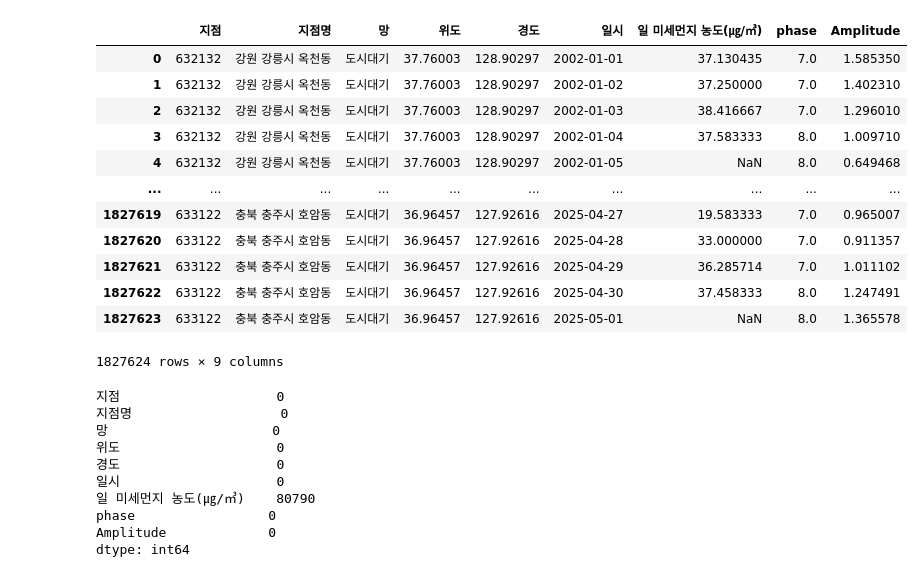
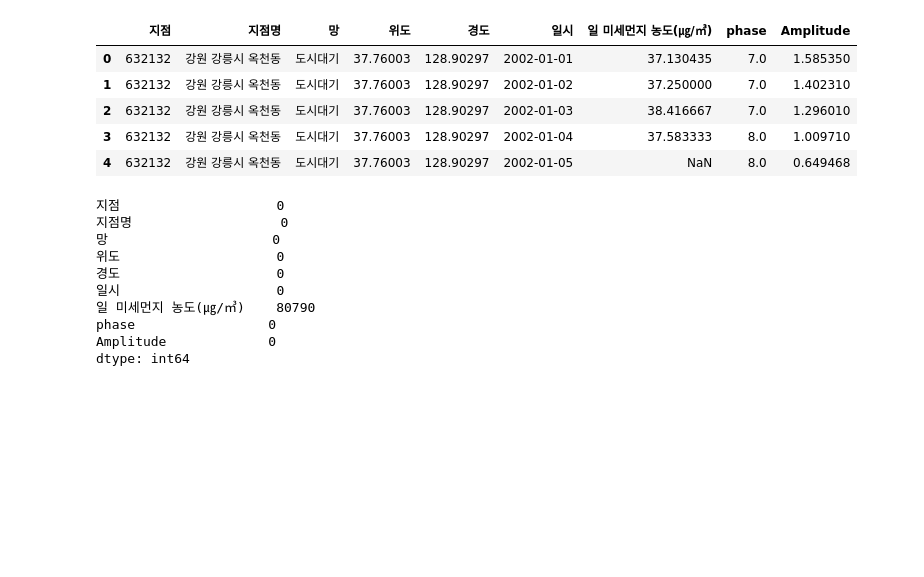
Before and after one commit to pyojung/-mjo-and-pm10, a Jupyter notebook: PM10분포.ipynb, the cells around one changed output. Drawn from its saved outputs; the diff is of its cells as text; code cells hidden in the pictures; blank space fills up the shorter version.

```diff
--- a/PM10분포.ipynb
+++ b/PM10분포.ipynb
@@ -16,21 +22,14 @@ rcParams["axes.unicode_minus"] = False     # 마이너스 기호 깨짐 방지
 # %%
 df = pd.read_csv("에어코리아보간전.csv", parse_dates=["일시"], encoding='utf-8')
 df = df.sort_values(["지점명","일시"]).reset_index(drop=True)
-df
+df.head()
 # %% [output]
 |  | 지점 | 지점명 | 망 | 위도 | 경도 | 일시 | 일 미세먼지 농도(㎍/㎥) | phase | Amplitude |
 | 0 | 632132 | 강원 강릉시 옥천동 | 도시대기 | 37.76003 | 128.90297 | 2002-01-01 | 37.130435 | 7.0 | 1.585350 |
 | 1 | 632132 | 강원 강릉시 옥천동 | 도시대기 | 37.76003 | 128.90297 | 2002-01-02 | 37.250000 | 7.0 | 1.402310 |
 | 2 | 632132 | 강원 강릉시 옥천동 | 도시대기 | 37.76003 | 128.90297 | 2002-01-03 | 38.416667 | 7.0 | 1.296010 |
 | 3 | 632132 | 강원 강릉시 옥천동 | 도시대기 | 37.76003 | 128.90297 | 2002-01-04 | 37.583333 | 8.0 | 1.009710 |
 | 4 | 632132 | 강원 강릉시 옥천동 | 도시대기 | 37.76003 | 128.90297 | 2002-01-05 | NaN | 8.0 | 0.649468 |
-| ... | ... | ... | ... | ... | ... | ... | ... | ... | ... |
-| 1827619 | 633122 | 충북 충주시 호암동 | 도시대기 | 36.96457 | 127.92616 | 2025-04-27 | 19.583333 | 7.0 | 0.965007 |
-| 1827620 | 633122 | 충북 충주시 호암동 | 도시대기 | 36.96457 | 127.92616 | 2025-04-28 | 33.000000 | 7.0 | 0.911357 |
-| 1827621 | 633122 | 충북 충주시 호암동 | 도시대기 | 36.96457 | 127.92616 | 2025-04-29 | 36.285714 | 7.0 | 1.011102 |
-| 1827622 | 633122 | 충북 충주시 호암동 | 도시대기 | 36.96457 | 127.92616 | 2025-04-30 | 37.458333 | 8.0 | 1.247491 |
-| 1827623 | 633122 | 충북 충주시 호암동 | 도시대기 | 36.96457 | 127.92616 | 2025-05-01 | NaN | 8.0 | 1.365578 |
-1827624 rows × 9 columns
 # %%
 df.isna().sum()
 # %% [output]
```
Also changed, not shown: parts of 3 cells of this notebook.
